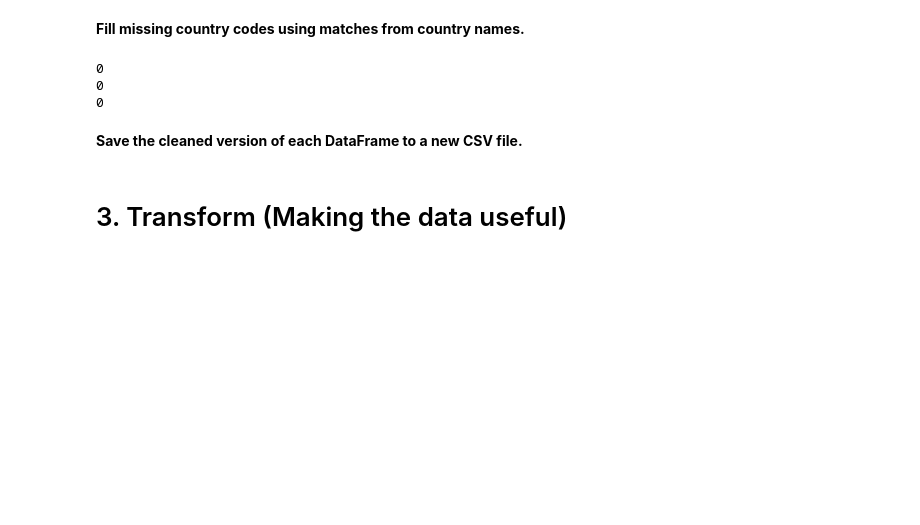
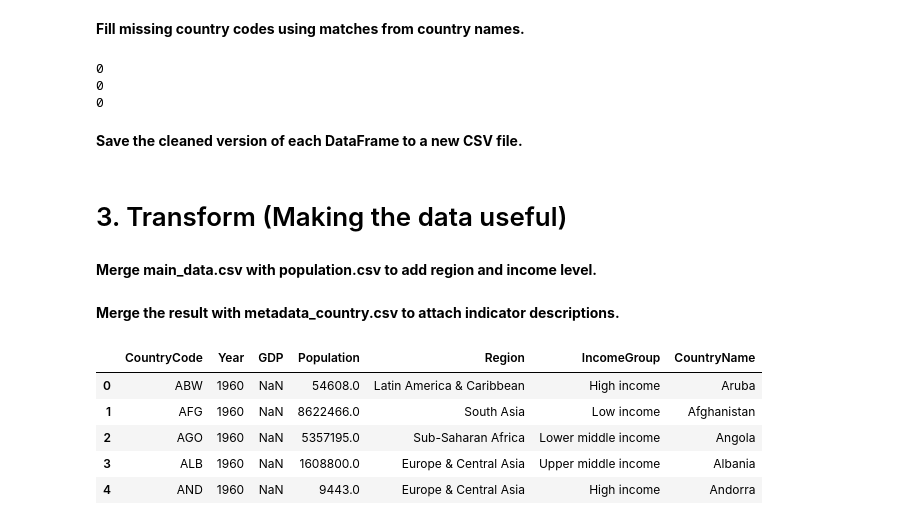
Before and after one commit to Cliffe16/Lux-Dev-Data-Engineering-Repo, a Jupyter notebook: ETL/ETL Solutions.ipynb, the cells around one changed output. Drawn from its saved outputs; the diff is of its cells as text; code cells hidden in the pictures; blank space fills up the shorter version.

```diff
--- a/ETL/ETL Solutions.ipynb
+++ b/ETL/ETL Solutions.ipynb
@@ -250,2 +250,4 @@ population_df_cleaned.to_csv('world_bank_data/population_cleaned')
 # %% [markdown]
 #  3. Transform (Making the data useful)
+# %% [markdown]
+**Merge main_data.csv with population.csv to add region and income level.**
@@ -251,0 +256,19 @@ population_df_cleaned.to_csv('world_bank_data/population_cleaned')
+# %% [markdown]
+**Merge the result with metadata_country.csv to attach indicator descriptions.**
+# %%
+main_population_df.head()
+main_population_df=main_population_df.rename(columns={"Value_x": "GDP", "Value_y": "Population"})
+
+data_df = pd.merge(main_population_df, metadata_country_df_cleaned, on=['Country Code'], how='inner')
+
+data_df.head()
+data_df = data_df.drop(columns=['Region_x', 'IncomeGroup_x', 'Country Name'])
+data_df = data_df.rename(columns = {'Region_y': 'Region', 'IncomeGroup_y': 'IncomeGroup', 'TableName': 'CountryName', 'Country Code': 'CountryCode'})
+data_df.head()
+# %% [output]
+|  | CountryCode | Year | GDP | Population | Region | IncomeGroup | CountryName |
+| 0 | ABW | 1960 | NaN | 54608.0 | Latin America & Caribbean | High income | Aruba |
+| 1 | AFG | 1960 | NaN | 8622466.0 | South Asia | Low income | Afghanistan |
+| 2 | AGO | 1960 | NaN | 5357195.0 | Sub-Saharan Africa | Lower middle income | Angola |
+| 3 | ALB | 1960 | NaN | 1608800.0 | Europe & Central Asia | Upper middle income | Albania |
+| 4 | AND | 1960 | NaN | 9443.0 | Europe & Central Asia | High income | Andorra |
```
Also changed, not shown: parts of 32 cells of this notebook, 4 other files.
